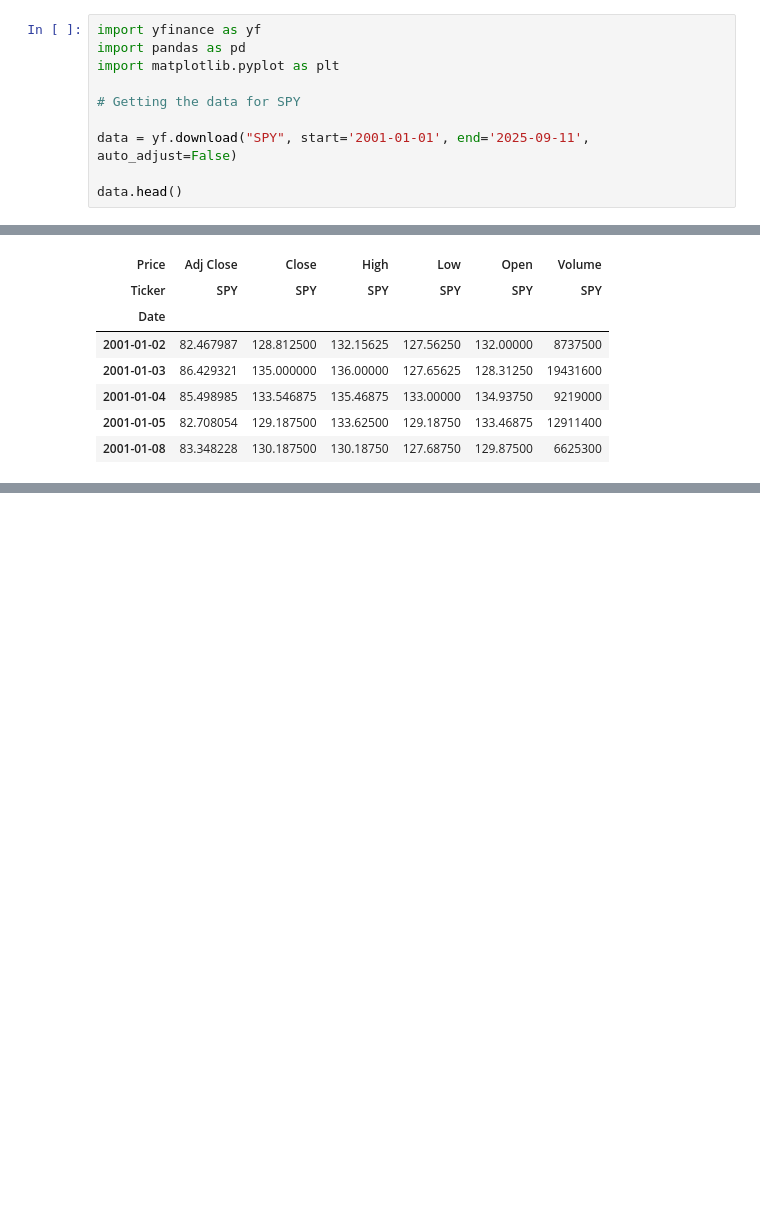
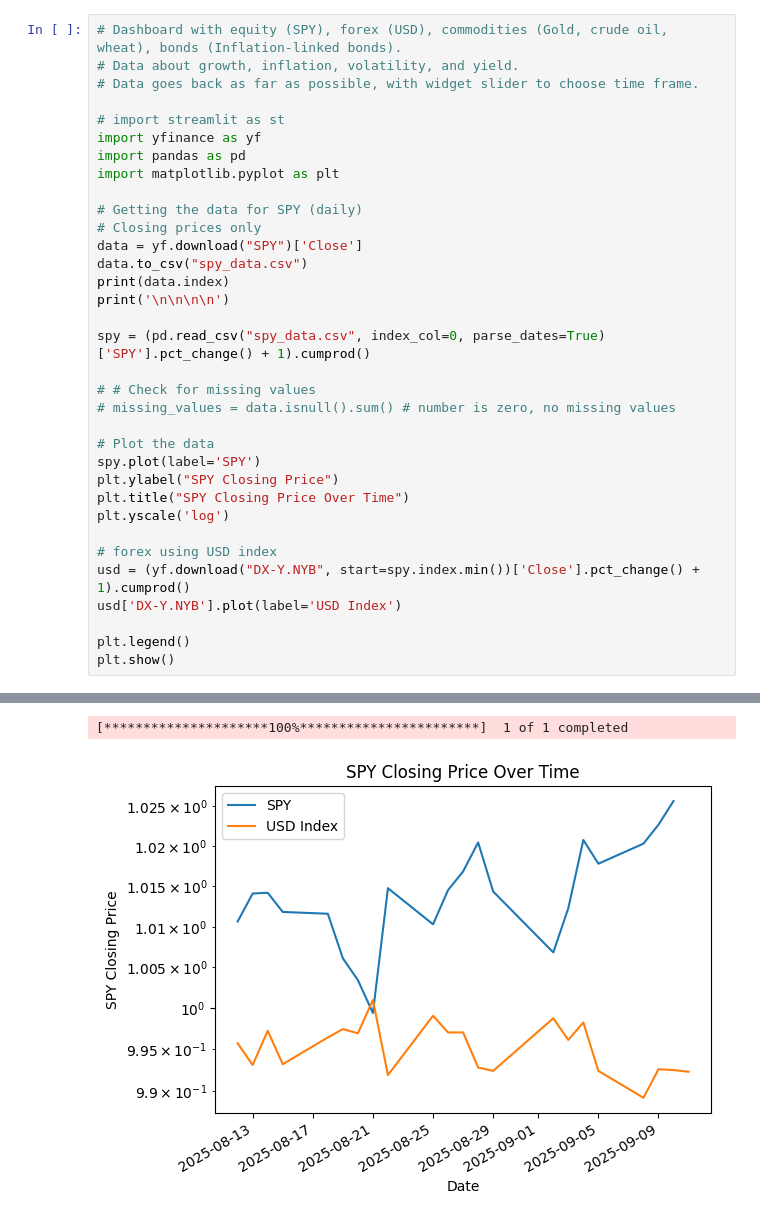
Before and after one commit to Gab1trs/Market-Dashboard, a Jupyter notebook: Market Dashboard.ipynb, the cells around one changed output, grey strips where cells are left out. Drawn from its saved outputs; the diff is of its cells as text; blank space fills up the shorter version.

```diff
--- a/Market Dashboard.ipynb
+++ b/Market Dashboard.ipynb
@@ -1,20 +1,36 @@
 # %%
+# Dashboard with equity (SPY), forex (USD), commodities (Gold, crude oil, wheat), bonds (Inflation-linked bonds).
+# Data about growth, inflation, volatility, and yield.
+# Data goes back as far as possible, with widget slider to choose time frame.
+
+# import streamlit as st
 import yfinance as yf
 import pandas as pd
 import matplotlib.pyplot as plt
 
-# Getting the data for SPY
+# Getting the data for SPY (daily)
+# Closing prices only
+data = yf.download("SPY")['Close']
+data.to_csv("spy_data.csv")
+print(data.index)
+print('\n\n\n\n')
 
-data = yf.download("SPY", start='2001-01-01', end='2025-09-11', auto_adjust=False)
+spy = (pd.read_csv("spy_data.csv", index_col=0, parse_dates=True)['SPY'].pct_change() + 1).cumprod()
 
-data.head()
+# # Check for missing values
+# missing_values = data.isnull().sum() # number is zero, no missing values
+
+# Plot the data
+spy.plot(label='SPY')
+plt.ylabel("SPY Closing Price")
+plt.title("SPY Closing Price Over Time")
+plt.yscale('log')
+
+# forex using USD index
+usd = (yf.download("DX-Y.NYB", start=spy.index.min())['Close'].pct_change() + 1).cumprod()
+usd['DX-Y.NYB'].plot(label='USD Index')
+
+plt.legend()
+plt.show()
 # %% [output]
 [*********************100%***********************]  1 of 1 completed
-| Price | Adj Close | Close | High | Low | Open | Volume |
-| Ticker | SPY | SPY | SPY | SPY | SPY | SPY |
-| Date |  |  |  |  |  |  |
-| 2001-01-02 | 82.467987 | 128.812500 | 132.15625 | 127.56250 | 132.00000 | 8737500 |
-| 2001-01-03 | 86.429321 | 135.000000 | 136.00000 | 127.65625 | 128.31250 | 19431600 |
-| 2001-01-04 | 85.498985 | 133.546875 | 135.46875 | 133.00000 | 134.93750 | 9219000 |
-| 2001-01-05 | 82.708054 | 129.187500 | 133.62500 | 129.18750 | 133.46875 | 12911400 |
-| 2001-01-08 | 83.348228 | 130.187500 | 130.18750 | 127.68750 | 129.87500 | 6625300 |
@@ -20,0 +44,2 @@ data.head()
+[*********************100%***********************]  1 of 1 completed
+[figure, added]
```
Also changed, not shown: parts of 1 cell of this notebook.
